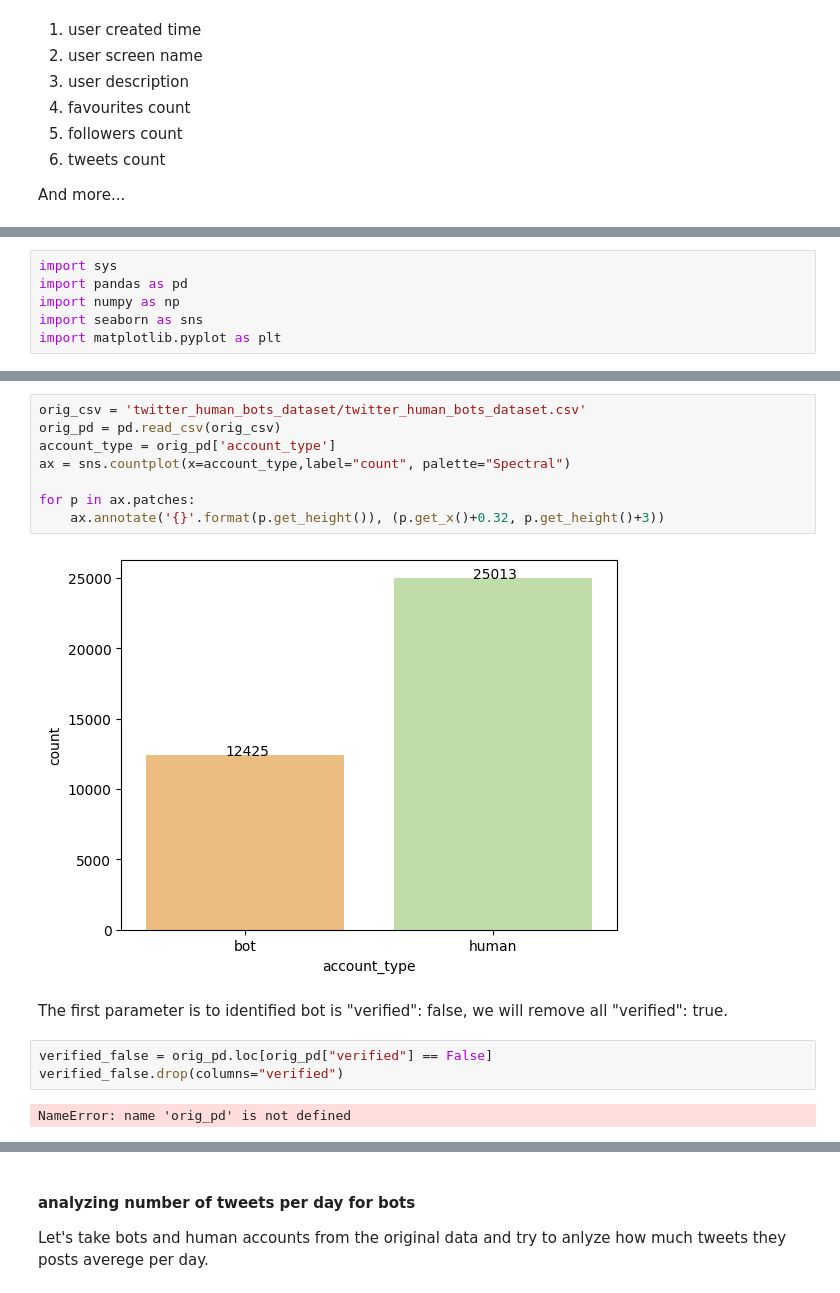
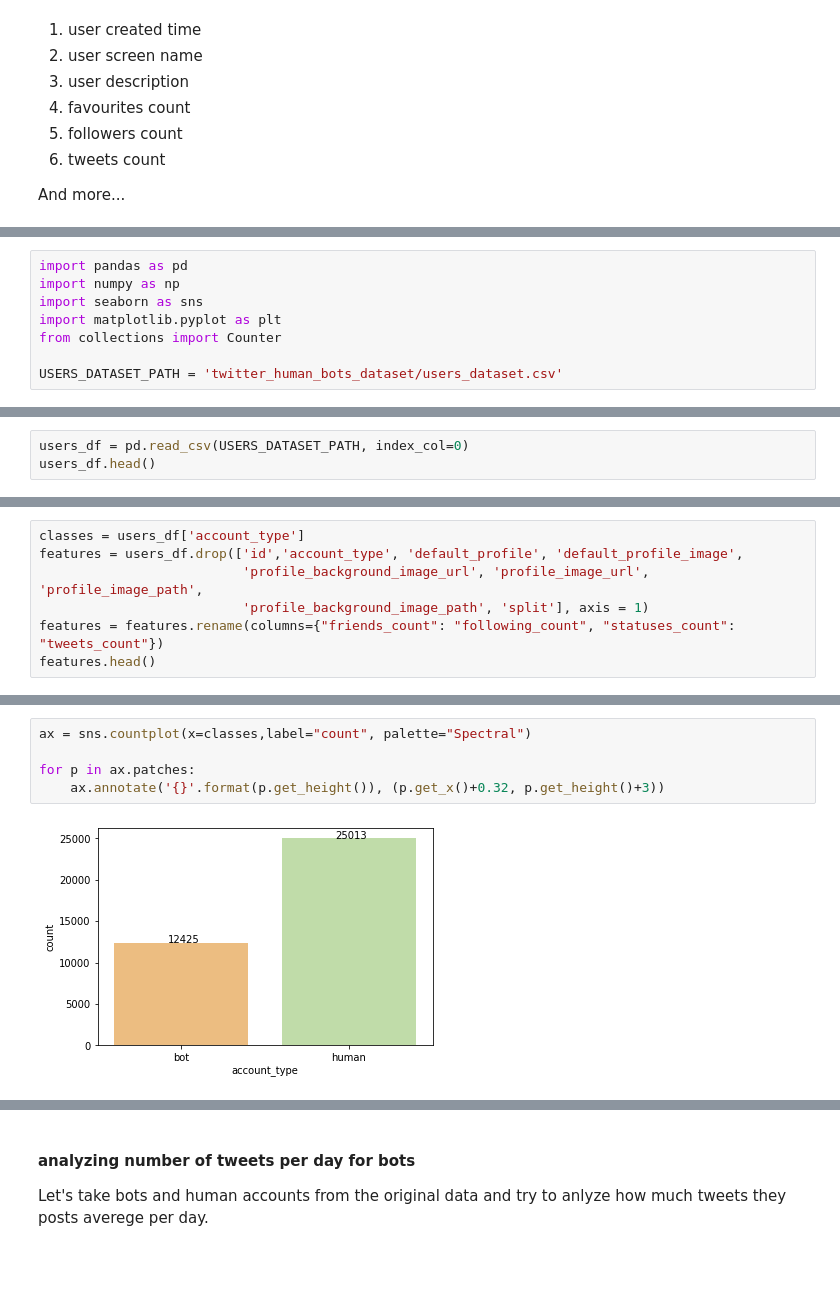
Before and after one commit to orlysk/TwitterBotsProject, a Jupyter notebook: Detecting_Twitter_Bots.ipynb, the cells around one changed output, grey strips where cells are left out. Saved outputs shown, nothing was run; the diff lists cells and outputs as text; blank space fills up the shorter version.

Commit message:
added some visualizations

```diff
--- a/Detecting_Twitter_Bots.ipynb
+++ b/Detecting_Twitter_Bots.ipynb
@@ -362,6 +367,8 @@ merged_df.to_csv(f"twitter_human_bots_dataset/users_dataset{int(datetime.now().t
 # %%
-import sys
 import pandas as pd
 import numpy as np
 import seaborn as sns
 import matplotlib.pyplot as plt
+from collections import Counter
+
+USERS_DATASET_PATH = 'twitter_human_bots_dataset/users_dataset.csv'
@@ -367,0 +379,3 @@ import matplotlib.pyplot as plt
+# %%
+users_df = pd.read_csv(USERS_DATASET_PATH, index_col=0)
+users_df.head()
@@ -372,0 +419,7 @@ The data is already catagoriezed to bot and human. let see it.
+# %%
+classes = users_df['account_type']
+features = users_df.drop(['id','account_type', 'default_profile', 'default_profile_image',
+                          'profile_background_image_url', 'profile_image_url', 'profile_image_path',
+                          'profile_background_image_path', 'split'], axis = 1)
+features = features.rename(columns={"friends_count": "following_count", "statuses_count": "tweets_count"})
+features.head()
@@ -373,17 +474,7 @@ The data is already catagoriezed to bot and human. let see it.
 # %%
-orig_csv = 'twitter_human_bots_dataset/twitter_human_bots_dataset.csv'
-orig_pd = pd.read_csv(orig_csv)
-account_type = orig_pd['account_type']
-ax = sns.countplot(x=account_type,label="count", palette="Spectral")
+ax = sns.countplot(x=classes,label="count", palette="Spectral")
 
 for p in ax.patches:
     ax.annotate('{}'.format(p.get_height()), (p.get_x()+0.32, p.get_height()+3))
 # %% [output]
-[figure, old version]
+[figure, new version]
-# %% [markdown]
-The first parameter is to identified bot is "verified": false, we will remove all "verified": true.
-# %%
-verified_false = orig_pd.loc[orig_pd["verified"] == False]
-verified_false.drop(columns="verified")
-# %% [output]
-NameError: name 'orig_pd' is not defined
```
Also changed, not shown: parts of 60 cells of this notebook.
